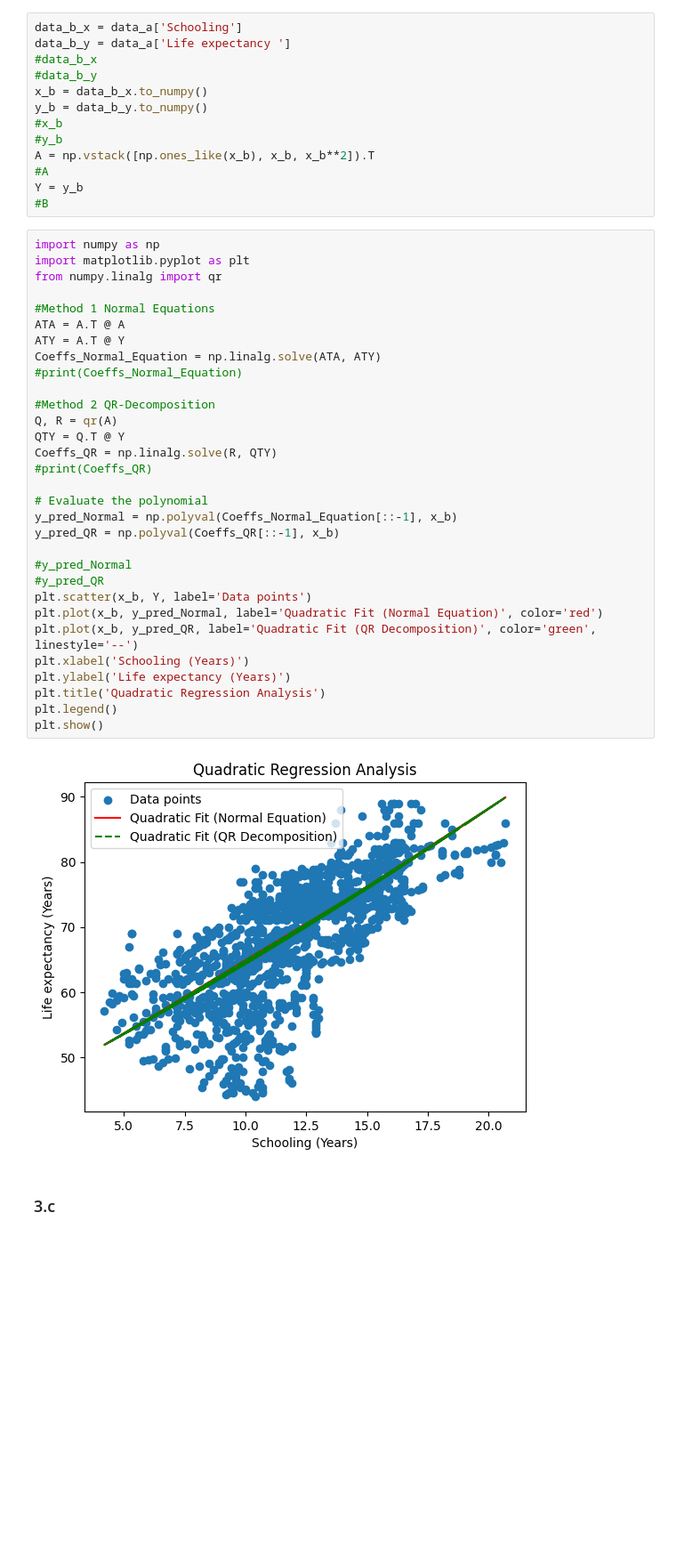
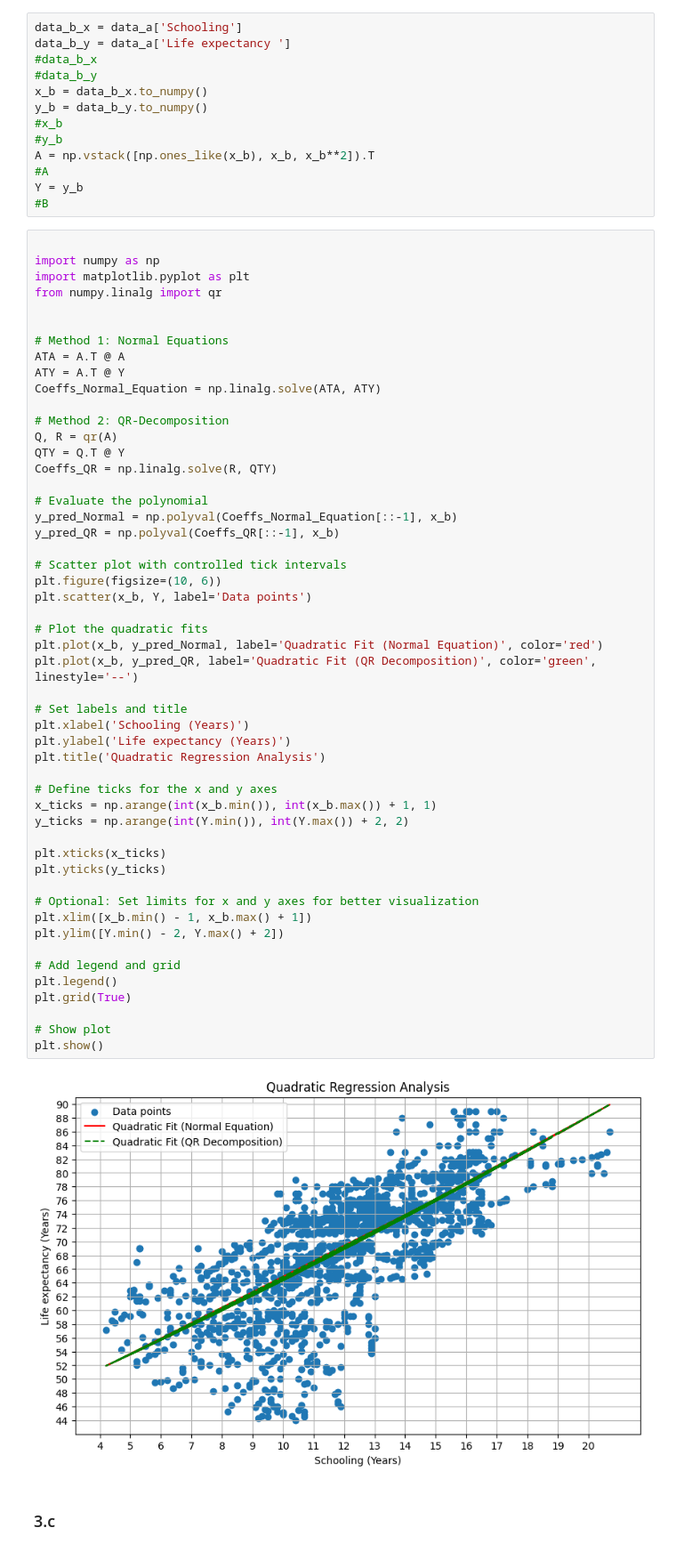
Before and after one commit to MaxCHENGLONG/1TD060-Applied-Linear-Algebra-for-Data-Science-UU, a Jupyter notebook: Assignment_3: Regression/Assignment3_ALADS.ipynb, the cells around one changed output. Shown: that part at 89% size. Saved outputs shown, nothing was run; the diff lists cells and outputs as text; blank space fills up the shorter version.

```diff
--- a/Assignment_3: Regression/Assignment3_ALADS.ipynb
+++ b/Assignment_3: Regression/Assignment3_ALADS.ipynb
@@ -120,38 +137,58 @@ A = np.vstack([np.ones_like(x_b), x_b, x_b**2]).T
 Y = y_b
 #B
 # %%
+
 import numpy as np
 import matplotlib.pyplot as plt
 from numpy.linalg import qr
 
-#Method 1 Normal Equations
+
+# Method 1: Normal Equations
 ATA = A.T @ A
 ATY = A.T @ Y
 Coeffs_Normal_Equation = np.linalg.solve(ATA, ATY)
-#print(Coeffs_Normal_Equation)
 
-#Method 2 QR-Decomposition
+# Method 2: QR-Decomposition
 Q, R = qr(A)
 QTY = Q.T @ Y
 Coeffs_QR = np.linalg.solve(R, QTY)
-#print(Coeffs_QR)
 
 # Evaluate the polynomial
 y_pred_Normal = np.polyval(Coeffs_Normal_Equation[::-1], x_b)
 y_pred_QR = np.polyval(Coeffs_QR[::-1], x_b)
 
-#y_pred_Normal
-#y_pred_QR
+# Scatter plot with controlled tick intervals
+plt.figure(figsize=(10, 6))
 plt.scatter(x_b, Y, label='Data points')
+
+# Plot the quadratic fits
 plt.plot(x_b, y_pred_Normal, label='Quadratic Fit (Normal Equation)', color='red')
 plt.plot(x_b, y_pred_QR, label='Quadratic Fit (QR Decomposition)', color='green', linestyle='--')
+
+# Set labels and title
 plt.xlabel('Schooling (Years)')
 plt.ylabel('Life expectancy (Years)')
 plt.title('Quadratic Regression Analysis')
+
+# Define ticks for the x and y axes
+x_ticks = np.arange(int(x_b.min()), int(x_b.max()) + 1, 1)
+y_ticks = np.arange(int(Y.min()), int(Y.max()) + 2, 2)
+
+plt.xticks(x_ticks)
+plt.yticks(y_ticks)
+
+# Optional: Set limits for x and y axes for better visualization
+plt.xlim([x_b.min() - 1, x_b.max() + 1])
+plt.ylim([Y.min() - 2, Y.max() + 2])
+
+# Add legend and grid
 plt.legend()
+plt.grid(True)
+
+# Show plot
 plt.show()
 # %% [output]
-[figure, old version]
+[figure, new version]
 # %% [markdown]
 ### 3.c
 # %%
```
Also changed, not shown: parts of 5 cells of this notebook.
